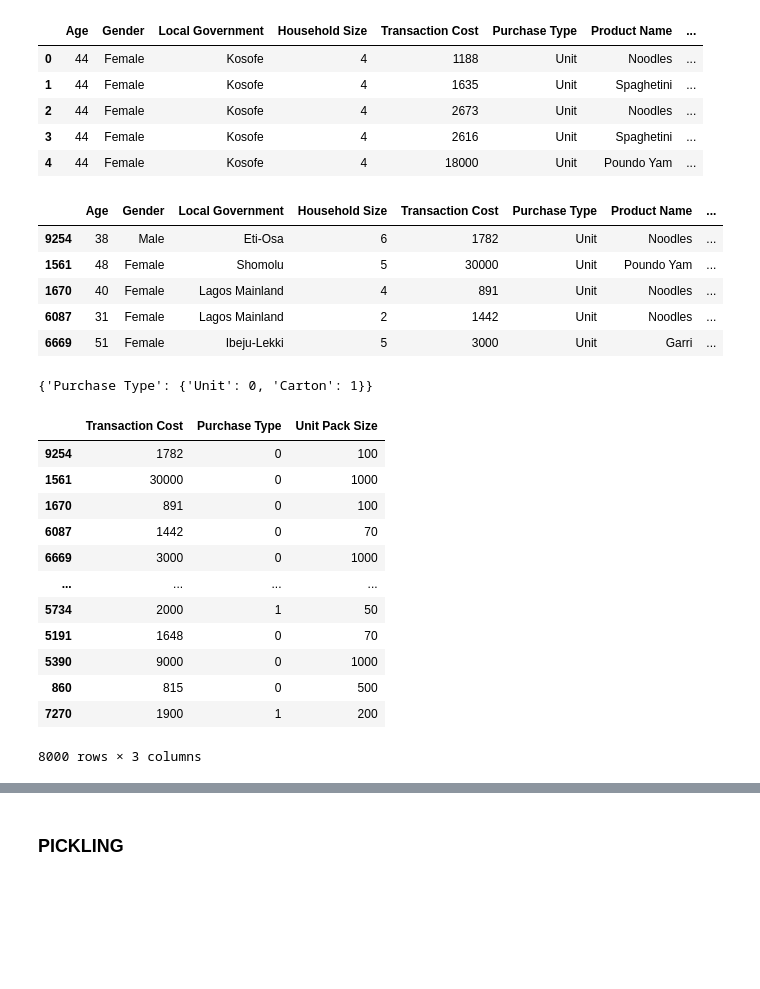
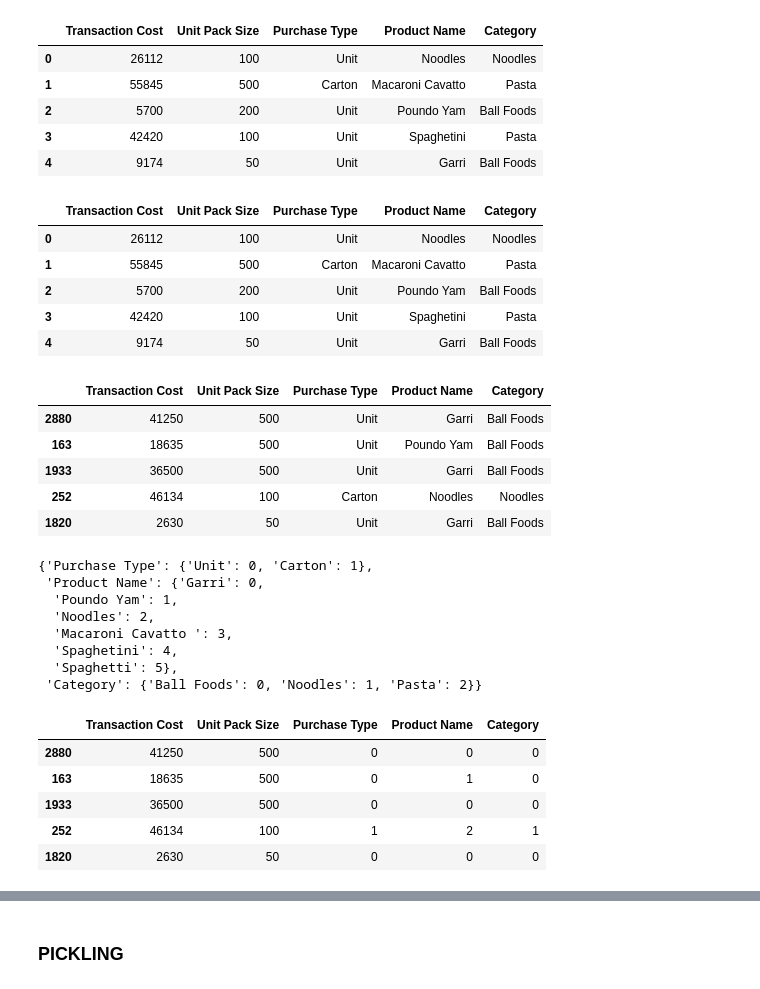
Before and after one commit to Davefrosh/database-seg, a Jupyter notebook: segmentation.ipynb, the cells around one changed output, grey strips where cells are left out. Cells and saved outputs as stored; diff of their text form; code cells hidden in the pictures; blank space fills up the shorter version.

```diff
--- a/segmentation.ipynb
+++ b/segmentation.ipynb
@@ -3,16 +3,27 @@ import pandas as pd
 # %%
 import numpy as np
 # %%
-df = pd.read_excel('ml_data.xlsx')
+df = pd.read_excel('combined_customer_data.xlsx', sheet_name='Sheet1')
 # %%
 df.head()
 # %% [output]
-|  | Age | Gender | Local Government | Household Size | Transaction Cost | Purchase Type | Product Name | ... |
-| 0 | 44 | Female | Kosofe | 4 | 1188 | Unit | Noodles | ... |
-| 1 | 44 | Female | Kosofe | 4 | 1635 | Unit | Spaghetini | ... |
-| 2 | 44 | Female | Kosofe | 4 | 2673 | Unit | Noodles | ... |
-| 3 | 44 | Female | Kosofe | 4 | 2616 | Unit | Spaghetini | ... |
-| 4 | 44 | Female | Kosofe | 4 | 18000 | Unit | Poundo Yam | ... |
+|  | Transaction Cost | Unit Pack Size | Purchase Type | Product Name | Category |
+| 0 | 26112 | 100 | Unit | Noodles | Noodles |
+| 1 | 55845 | 500 | Carton | Macaroni Cavatto | Pasta |
+| 2 | 5700 | 200 | Unit | Poundo Yam | Ball Foods |
+| 3 | 42420 | 100 | Unit | Spaghetini | Pasta |
+| 4 | 9174 | 50 | Unit | Garri | Ball Foods |
+# %%
+df = df.drop(columns=['First Name', 'Last Name', 'Customer ID','Age','Gender','State'],axis=1)
+# %%
+df.head()
+# %% [output]
+|  | Transaction Cost | Unit Pack Size | Purchase Type | Product Name | Category |
+| 0 | 26112 | 100 | Unit | Noodles | Noodles |
+| 1 | 55845 | 500 | Carton | Macaroni Cavatto | Pasta |
+| 2 | 5700 | 200 | Unit | Poundo Yam | Ball Foods |
+| 3 | 42420 | 100 | Unit | Spaghetini | Pasta |
+| 4 | 9174 | 50 | Unit | Garri | Ball Foods |
 # %%
 from sklearn.model_selection import train_test_split
 x_train, x_test = train_test_split(df, test_size=0.2, random_state=42)
@@ -23,39 +31,39 @@ x_test_f = x_test[['Transaction Cost', 'Purchase Type','Unit Pack Size']]
 from feature_engine.encoding import OrdinalEncoder
 # %%
 ord = OrdinalEncoder(
-    encoding_method='arbitrary',variables=['Purchase Type'])
+    encoding_method='arbitrary',variables=['Purchase Type','Product Name','Category'])
 # %%
 from sklearn.model_selection import train_test_split
 from sklearn.preprocessing import StandardScaler
 # %%
 x_train.head()
 # %% [output]
-|  | Age | Gender | Local Government | Household Size | Transaction Cost | Purchase Type | Product Name | ... |
-| 9254 | 38 | Male | Eti-Osa | 6 | 1782 | Unit | Noodles | ... |
-| 1561 | 48 | Female | Shomolu | 5 | 30000 | Unit | Poundo Yam | ... |
-| 1670 | 40 | Female | Lagos Mainland | 4 | 891 | Unit | Noodles | ... |
-| 6087 | 31 | Female | Lagos Mainland | 2 | 1442 | Unit | Noodles | ... |
-| 6669 | 51 | Female | Ibeju-Lekki | 5 | 3000 | Unit | Garri | ... |
+|  | Transaction Cost | Unit Pack Size | Purchase Type | Product Name | Category |
+| 2880 | 41250 | 500 | Unit | Garri | Ball Foods |
+| 163 | 18635 | 500 | Unit | Poundo Yam | Ball Foods |
+| 1933 | 36500 | 500 | Unit | Garri | Ball Foods |
+| 252 | 46134 | 100 | Carton | Noodles | Noodles |
+| 1820 | 2630 | 50 | Unit | Garri | Ball Foods |
 # %%
-x_train_f = ord.fit_transform(x_train_f)
-x_test_f = ord.transform(x_test_f)
+x_train_fe = ord.fit_transform(x_train)
+x_test_fe = ord.transform(x_test)
 # %%
 ord.encoder_dict_
 # %% [output]
-{'Purchase Type': {'Unit': 0, 'Carton': 1}}
+{'Purchase Type': {'Unit': 0, 'Carton': 1},
+ 'Product Name': {'Garri': 0,
+  'Poundo Yam': 1,
+  'Noodles': 2,
+  'Macaroni Cavatto ': 3,
+  'Spaghetini': 4,
+  'Spaghetti': 5},
+ 'Category': {'Ball Foods': 0, 'Noodles': 1, 'Pasta': 2}}
 # %%
-x_train_f
+x_train_fe.head()
 # %% [output]
-|  | Transaction Cost | Purchase Type | Unit Pack Size |
-| 9254 | 1782 | 0 | 100 |
-| 1561 | 30000 | 0 | 1000 |
-| 1670 | 891 | 0 | 100 |
-| 6087 | 1442 | 0 | 70 |
-| 6669 | 3000 | 0 | 1000 |
-| ... | ... | ... | ... |
-| 5734 | 2000 | 1 | 50 |
-| 5191 | 1648 | 0 | 70 |
-| 5390 | 9000 | 0 | 1000 |
-| 860 | 815 | 0 | 500 |
-| 7270 | 1900 | 1 | 200 |
+|  | Transaction Cost | Unit Pack Size | Purchase Type | Product Name | Category |
+| 2880 | 41250 | 500 | 0 | 0 | 0 |
+| 163 | 18635 | 500 | 0 | 1 | 0 |
+| 1933 | 36500 | 500 | 0 | 0 | 0 |
+| 252 | 46134 | 100 | 1 | 2 | 1 |
+| 1820 | 2630 | 50 | 0 | 0 | 0 |
-8000 rows × 3 columns
```
Also changed, not shown: parts of 16 cells of this notebook, 4 other files.
